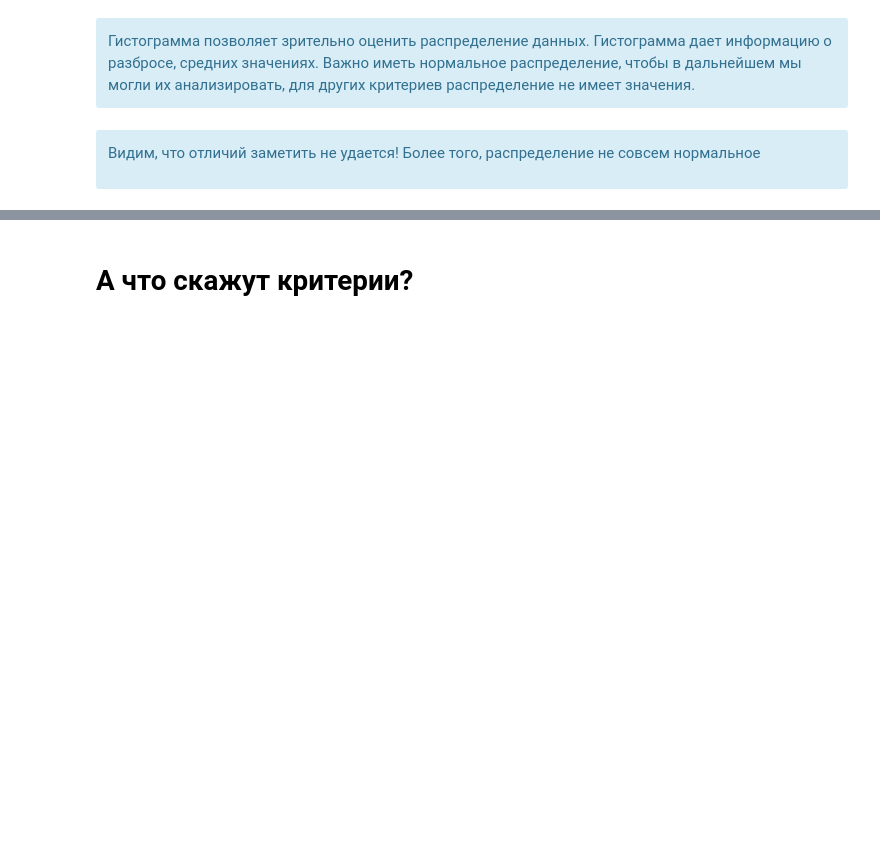
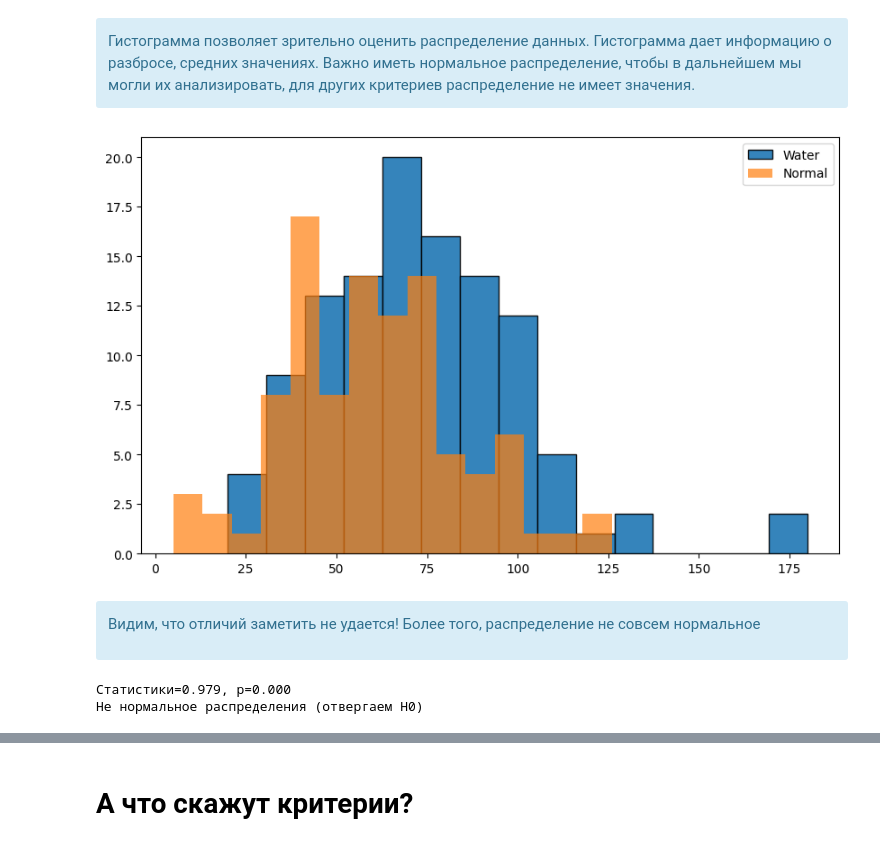
Before and after one commit to djpumauzb/Analyitics, a Jupyter notebook: A-B testing/lesson4/4.7 distrib2normal_adv.ipynb, the cells around one changed output, grey strips where cells are left out. Drawn from its saved outputs; the diff is of its cells as text; code cells hidden in the pictures; blank space fills up the shorter version.

```diff
--- a/A-B testing/lesson4/4.7 distrib2normal_adv.ipynb
+++ b/A-B testing/lesson4/4.7 distrib2normal_adv.ipynb
@@ -49,7 +49,7 @@ from scipy import stats # При работе со статистикой
 # %%
 pokemon_path = 'https://raw.githubusercontent.com/a-milenkin/datasets_for_t-tests/main/pokemon.csv'
 
-data = pd.read_csv(pokemon_path, error_bad_lines=False)  # Откроем датасет
+data = pd.read_csv(pokemon_path, on_bad_lines='skip')  # Откроем датасет
 data.head()
 
 # Обратите внимание, что у покемона может быть один или два класса. Если у покемона два класса, считается,
@@ -83,15 +131,17 @@ import matplotlib.pyplot as plt
 # %%
 column2compare = 'Defense'
 
 v_1 = data.loc[data["Class 1"] == "Water"]
 v_2 = data.loc[data["Class 1"] == "Normal"]
 
 bins = 15
-plt.figure(figsize=(15, 10))
+plt.figure(figsize=(10, 6))
 plt.hist(v_1[column2compare], bins=bins, alpha=0.9, edgecolor="black", label="Water")
 plt.hist(v_2[column2compare], bins=bins, alpha=0.7, label="Normal")
 plt.legend(loc="upper right")
 plt.show()
+# %% [output]
+[figure, added]
 # %% [markdown]
 <div class="alert alert-info">
 
@@ -109,6 +159,9 @@ if p_value > alpha:  # Интерпретируем
     print("Нормальное распределение (не отвергаем H0)")
 else:
     print("Не нормальное распределения (отвергаем H0)")
+# %% [output]
+Статистики=0.979, p=0.000
+Не нормальное распределения (отвергаем H0)
 # %%
 import seaborn as sns
 
```
Also changed, not shown: parts of 16 cells of this notebook, 1 other file.
